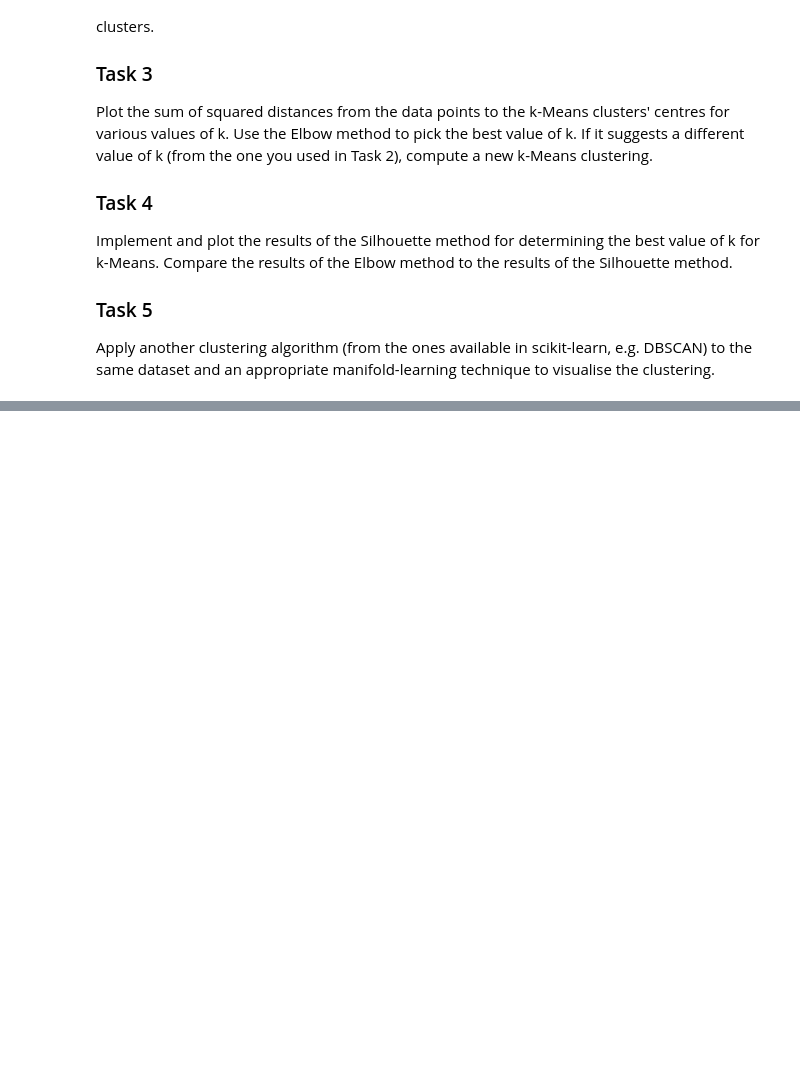
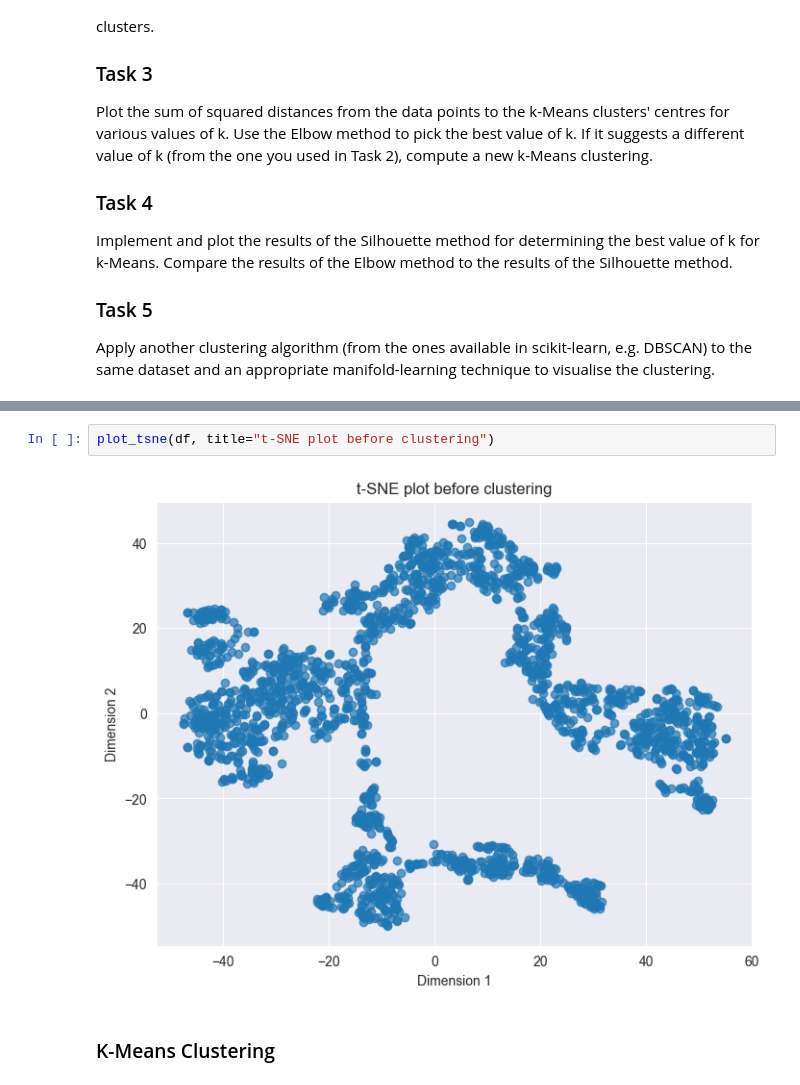
Before and after one commit to CraigPhayer/CS4168---DATA-MINING-LABS, a Jupyter notebook: Lab03/lab3.ipynb, the cells around one changed output, grey strips where cells are left out. Drawn from its saved outputs; the diff is of its cells as text; blank space fills up the shorter version.

```diff
--- a/Lab03/lab3.ipynb
+++ b/Lab03/lab3.ipynb
@@ -29,0 +136,6 @@ Apply another clustering algorithm (from the ones available in scikit-learn, e.g
+# %%
+plot_tsne(df, title="t-SNE plot before clustering")
+# %% [output]
+[figure, added]
+# %% [markdown]
+### K-Means Clustering
```
Also changed, not shown: parts of 15 cells of this notebook.
